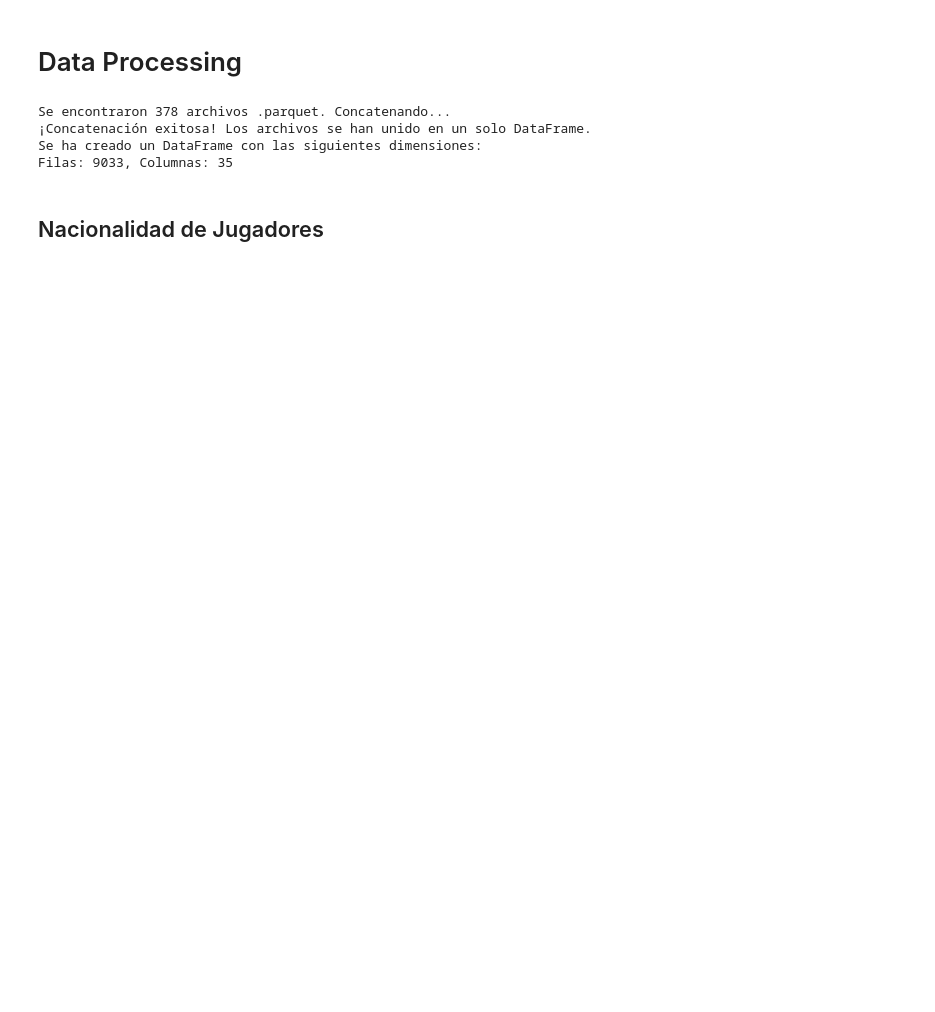
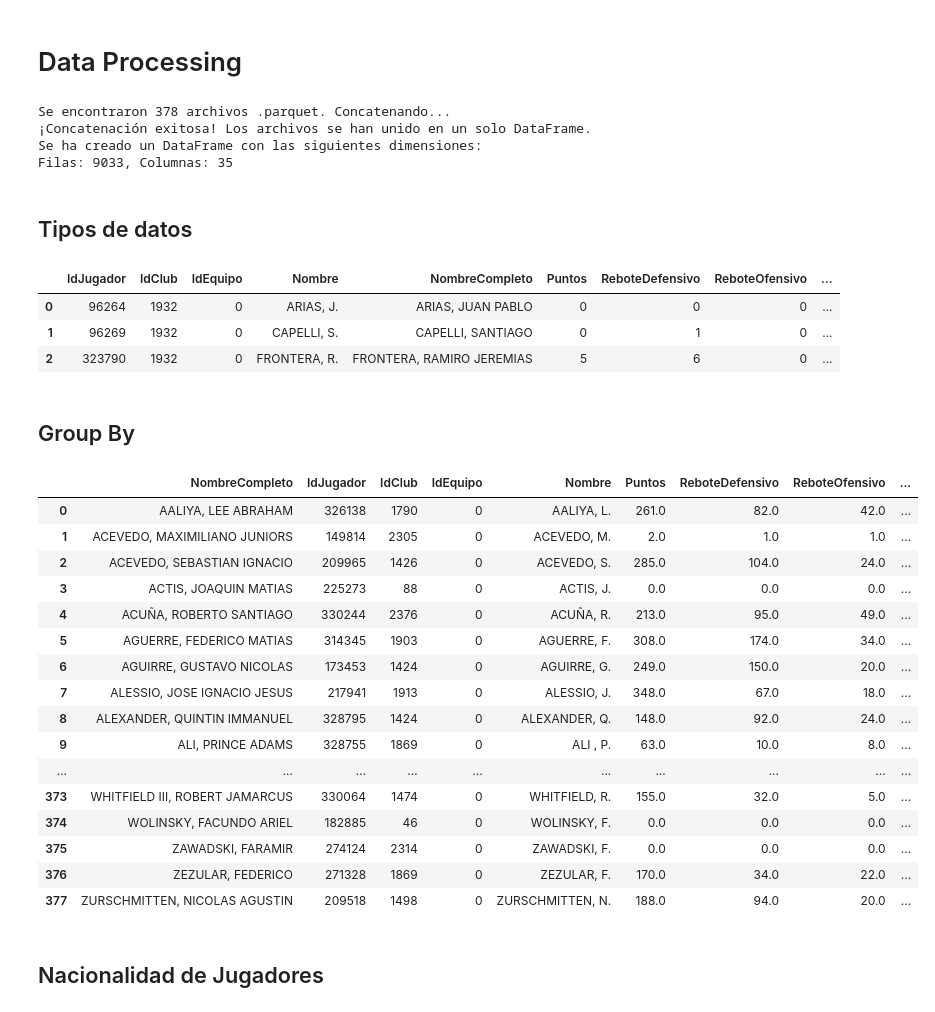
Before and after one commit to RomanLanda11/lnb-web-scraping, a Jupyter notebook: notebook/data_processing.ipynb, the cells around one changed output. Saved outputs shown, nothing was run; the diff lists cells and outputs as text; code cells hidden in the pictures; blank space fills up the shorter version.

```diff
--- a/notebook/data_processing.ipynb
+++ b/notebook/data_processing.ipynb
@@ -43,5 +45,71 @@ Se encontraron 378 archivos .parquet. Concatenando...
 ¡Concatenación exitosa! Los archivos se han unido en un solo DataFrame.
 Se ha creado un DataFrame con las siguientes dimensiones:
 Filas: 9033, Columnas: 35
+# %% [markdown]
+## Tipos de datos
+# %%
+combined_df.head(3)
+# %% [output]
+|  | IdJugador | IdClub | IdEquipo | Nombre | NombreCompleto | Puntos | ReboteDefensivo | ReboteOfensivo | ... |
+| 0 | 96264 | 1932 | 0 | ARIAS, J. | ARIAS, JUAN PABLO | 0 | 0 | 0 | ... |
+| 1 | 96269 | 1932 | 0 | CAPELLI, S. | CAPELLI, SANTIAGO | 0 | 1 | 0 | ... |
+| 2 | 323790 | 1932 | 0 | FRONTERA, R. | FRONTERA, RAMIRO JEREMIAS | 5 | 6 | 0 | ... |
+# %%
+# Convertir la columna 'TiempoJuego' de string "MM:SS" a segundos como entero
+def tiempo_a_segundos(tiempo_str):
+    try:
+        minutos, segundos = map(int, tiempo_str.split(":"))
+        return minutos * 60 + segundos
+    except Exception:
+        return 0
+
+combined_df["TiempoJuego_seg"] = combined_df["TiempoJuego"].apply(tiempo_a_segundos)
+combined_df["TiempoJuego_min"] = combined_df["TiempoJuego_seg"] / 60
+# %%
+categorical_cols=['IdJugador', 'IdClub', 'IdEquipo','Nombre', 'NombreCompleto', 'equipo', 'partido_key']
+numerical_cols=['Puntos', 'ReboteDefensivo','ReboteOfensivo', 'RebotesTotales', 'Asistencias', 'Recuperaciones',
+                'Perdidas', 'TaponCometido', 'TaponRecibido', 'FaltaCometida','FaltaRecibida', 'Valoracion',
+                'TirosDosAciertos', 'TirosDosFallos','TirosTresAciertos', 'TirosTresFallos', 'TirosLibresAciertos',
+                'TirosLibresFallos', 'plus_minus', 'posesiones_consumidas','posesiones_jugadas', 'rebote_of_disp',
+                'rebote_def_disp','puntos_q4_y_prorroga', 'puntos_clutch', 'posesiones_estimadas','TiempoJuego_seg','TiempoJuego_min']
+# %%
+# Convertir columnas categóricas a 'category' y numéricas a 'float' (o 'int' si no hay NaN)
+for col in categorical_cols:
+    if col in combined_df.columns:
+        combined_df[col] = combined_df[col].astype('category')
+
+for col in numerical_cols:
+    if col in combined_df.columns:
+        combined_df[col] = combined_df[col].astype(float)
+# %% [markdown]
+## Group By
+# %%
+df_players = combined_df.groupby("NombreCompleto", observed=False).agg(
+    {col: "sum" if pd.api.types.is_numeric_dtype(combined_df[col]) else "last" for col in combined_df.columns if col != "NombreCompleto"}
+).reset_index()
+
+# Agregar la columna CantidadPartidosJugados
+cantidad_partidos = combined_df[combined_df["TiempoJuego_seg"] > 0].groupby("NombreCompleto", observed=False).size()
+df_players["CantidadPartidosJugados"] = df_players["NombreCompleto"].map(cantidad_partidos).fillna(0).astype(int)
+# %%
+df_players
+# %% [output]
+|  | NombreCompleto | IdJugador | IdClub | IdEquipo | Nombre | Puntos | ReboteDefensivo | ReboteOfensivo | ... |
+| 0 | AALIYA, LEE ABRAHAM | 326138 | 1790 | 0 | AALIYA, L. | 261.0 | 82.0 | 42.0 | ... |
+| 1 | ACEVEDO, MAXIMILIANO JUNIORS | 149814 | 2305 | 0 | ACEVEDO, M. | 2.0 | 1.0 | 1.0 | ... |
+| 2 | ACEVEDO, SEBASTIAN IGNACIO | 209965 | 1426 | 0 | ACEVEDO, S. | 285.0 | 104.0 | 24.0 | ... |
+| 3 | ACTIS, JOAQUIN MATIAS | 225273 | 88 | 0 | ACTIS, J. | 0.0 | 0.0 | 0.0 | ... |
+| 4 | ACUÑA, ROBERTO SANTIAGO | 330244 | 2376 | 0 | ACUÑA, R. | 213.0 | 95.0 | 49.0 | ... |
+| 5 | AGUERRE, FEDERICO MATIAS | 314345 | 1903 | 0 | AGUERRE, F. | 308.0 | 174.0 | 34.0 | ... |
+| 6 | AGUIRRE, GUSTAVO NICOLAS | 173453 | 1424 | 0 | AGUIRRE, G. | 249.0 | 150.0 | 20.0 | ... |
+| 7 | ALESSIO, JOSE IGNACIO JESUS | 217941 | 1913 | 0 | ALESSIO, J. | 348.0 | 67.0 | 18.0 | ... |
+| 8 | ALEXANDER, QUINTIN IMMANUEL | 328795 | 1424 | 0 | ALEXANDER, Q. | 148.0 | 92.0 | 24.0 | ... |
+| 9 | ALI, PRINCE ADAMS | 328755 | 1869 | 0 | ALI , P. | 63.0 | 10.0 | 8.0 | ... |
+| ... | ... | ... | ... | ... | ... | ... | ... | ... | ... |
+| 373 | WHITFIELD III, ROBERT JAMARCUS | 330064 | 1474 | 0 | WHITFIELD, R. | 155.0 | 32.0 | 5.0 | ... |
+| 374 | WOLINSKY, FACUNDO ARIEL | 182885 | 46 | 0 | WOLINSKY, F. | 0.0 | 0.0 | 0.0 | ... |
+| 375 | ZAWADSKI, FARAMIR | 274124 | 2314 | 0 | ZAWADSKI, F. | 0.0 | 0.0 | 0.0 | ... |
+| 376 | ZEZULAR, FEDERICO | 271328 | 1869 | 0 | ZEZULAR, F. | 170.0 | 34.0 | 22.0 | ... |
+| 377 | ZURSCHMITTEN, NICOLAS AGUSTIN | 209518 | 1498 | 0 | ZURSCHMITTEN, N. | 188.0 | 94.0 | 20.0 | ... |
 # %% [markdown]
 ## Nacionalidad de Jugadores
```
Also changed, not shown: parts of 5 cells of this notebook, 2 other files.
